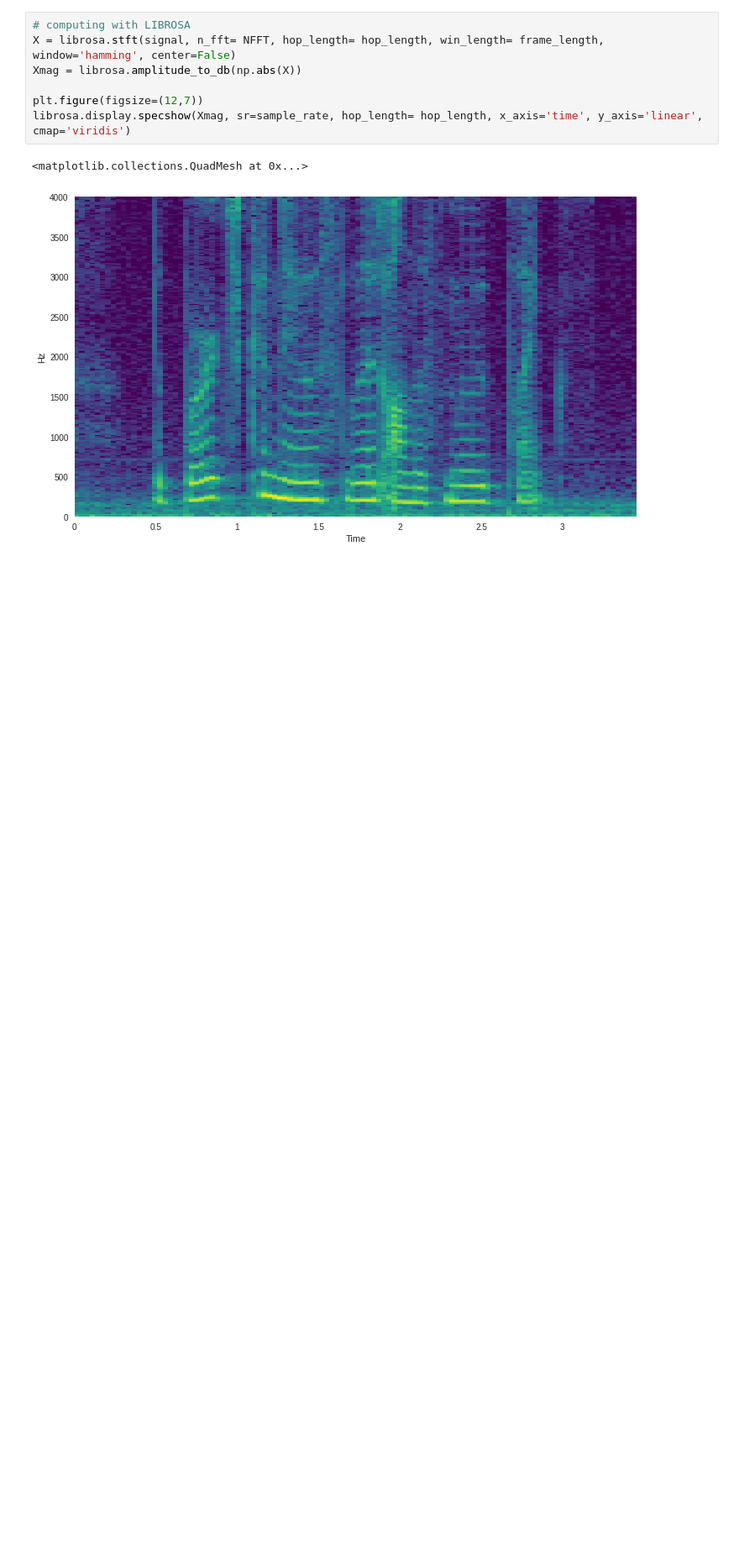
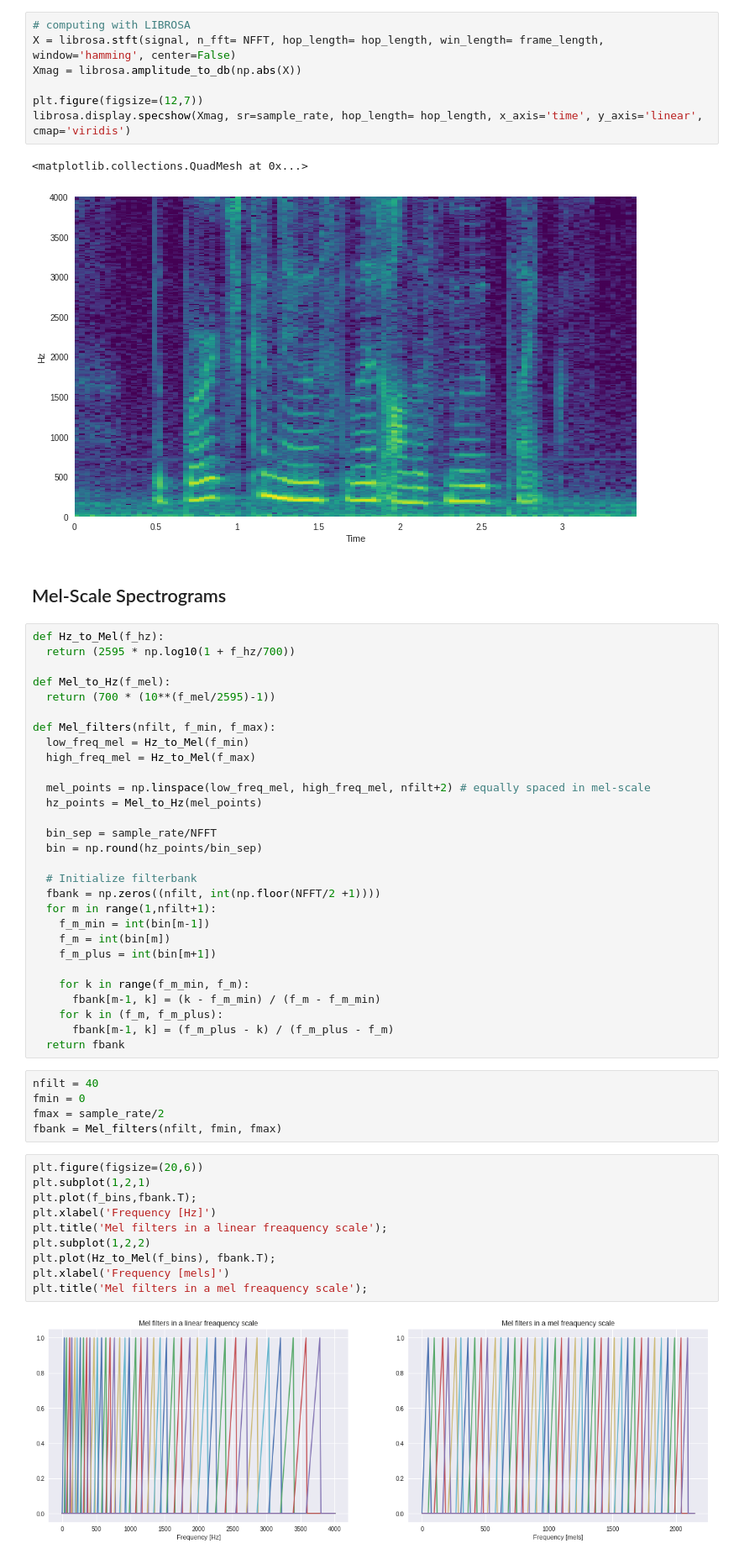
Before and after one commit to cattaneoluca/ML_for_audio, a Jupyter notebook: seminar_1/seminar_1.ipynb, the cells around one changed output. Shown at 84% size. Saved outputs shown, nothing was run; the diff lists cells and outputs as text; blank space fills up the shorter version.

```diff
--- a/seminar_1/seminar_1.ipynb
+++ b/seminar_1/seminar_1.ipynb
@@ -170,3 +170,51 @@ librosa.display.specshow(Xmag, sr=sample_rate, hop_length= hop_length, x_axis='t
 # %% [output]
 <matplotlib.collections.QuadMesh at 0x...>
 [figure]
+# %% [markdown]
+## Mel-Scale Spectrograms
+# %%
+def Hz_to_Mel(f_hz):
+  return (2595 * np.log10(1 + f_hz/700))
+
+def Mel_to_Hz(f_mel):
+  return (700 * (10**(f_mel/2595)-1))
+
+def Mel_filters(nfilt, f_min, f_max):
+  low_freq_mel = Hz_to_Mel(f_min)
+  high_freq_mel = Hz_to_Mel(f_max)
+
+  mel_points = np.linspace(low_freq_mel, high_freq_mel, nfilt+2) # equally spaced in mel-scale
+  hz_points = Mel_to_Hz(mel_points)
+
+  bin_sep = sample_rate/NFFT
+  bin = np.round(hz_points/bin_sep)
+
+  # Initialize filterbank
+  fbank = np.zeros((nfilt, int(np.floor(NFFT/2 +1))))
+  for m in range(1,nfilt+1):
+    f_m_min = int(bin[m-1])
+    f_m = int(bin[m])
+    f_m_plus = int(bin[m+1])
+
+    for k in range(f_m_min, f_m):
+      fbank[m-1, k] = (k - f_m_min) / (f_m - f_m_min)
+    for k in (f_m, f_m_plus):
+      fbank[m-1, k] = (f_m_plus - k) / (f_m_plus - f_m)
+  return fbank
+# %%
+nfilt = 40
+fmin = 0
+fmax = sample_rate/2
+fbank = Mel_filters(nfilt, fmin, fmax)
+# %%
+plt.figure(figsize=(20,6))
+plt.subplot(1,2,1)
+plt.plot(f_bins,fbank.T);
+plt.xlabel('Frequency [Hz]')
+plt.title('Mel filters in a linear freaquency scale');
+plt.subplot(1,2,2)
+plt.plot(Hz_to_Mel(f_bins), fbank.T);
+plt.xlabel('Frequency [mels]')
+plt.title('Mel filters in a mel freaquency scale');
+# %% [output]
+[figure, added]
```
Also changed, not shown: parts of 3 cells of this notebook.
